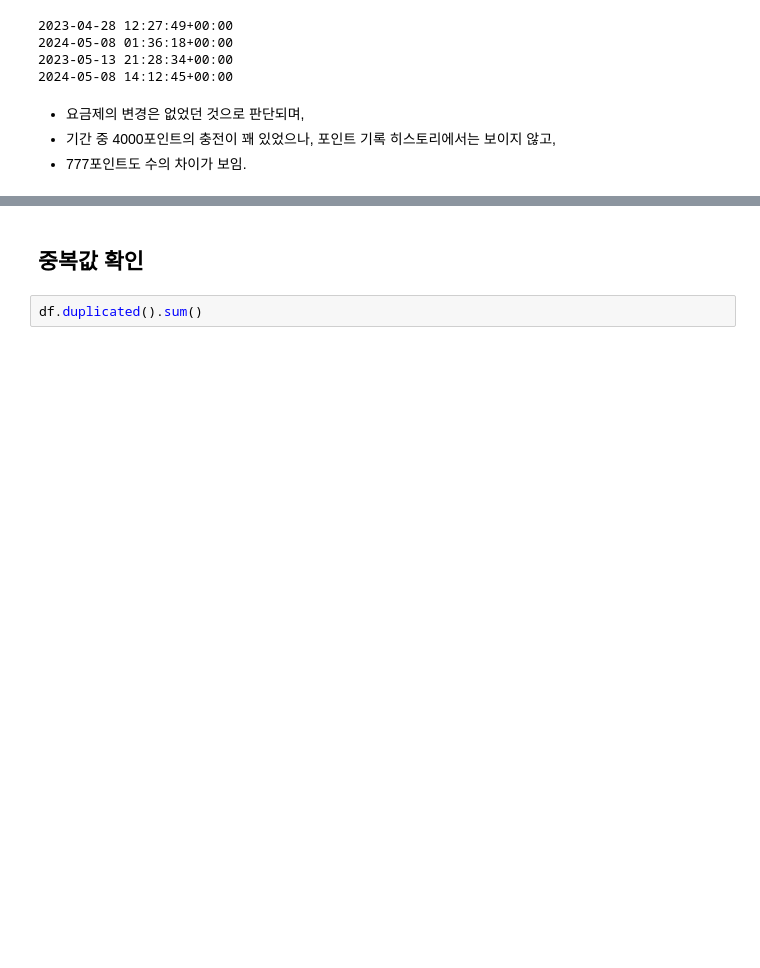
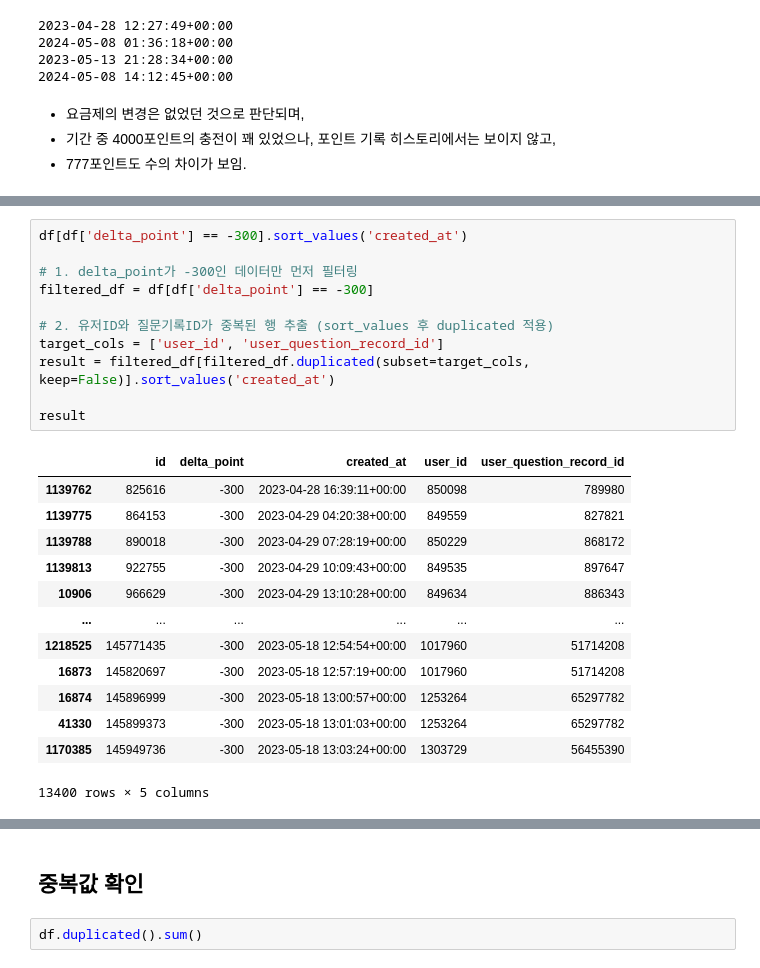
Before and after one commit to zoo-no-s/sns_service_analysis, a Jupyter notebook: src/preprocess/accounts_pointhistory.ipynb, the cells around one changed output, grey strips where cells are left out. Drawn from its saved outputs; the diff is of its cells as text; blank space fills up the shorter version.

```diff
--- a/src/preprocess/accounts_pointhistory.ipynb
+++ b/src/preprocess/accounts_pointhistory.ipynb
@@ -186,0 +316,25 @@ print(temp_df['created_at'].max())
+# %%
+df[df['delta_point'] == -300].sort_values('created_at')
+
+# 1. delta_point가 -300인 데이터만 먼저 필터링
+filtered_df = df[df['delta_point'] == -300]
+
+# 2. 유저ID와 질문기록ID가 중복된 행 추출 (sort_values 후 duplicated 적용)
+target_cols = ['user_id', 'user_question_record_id']
+result = filtered_df[filtered_df.duplicated(subset=target_cols, keep=False)].sort_values('created_at')
+
+result
+# %% [output]
+|  | id | delta_point | created_at | user_id | user_question_record_id |
+| 1139762 | 825616 | -300 | 2023-04-28 16:39:11+00:00 | 850098 | 789980 |
+| 1139775 | 864153 | -300 | 2023-04-29 04:20:38+00:00 | 849559 | 827821 |
+| 1139788 | 890018 | -300 | 2023-04-29 07:28:19+00:00 | 850229 | 868172 |
+| 1139813 | 922755 | -300 | 2023-04-29 10:09:43+00:00 | 849535 | 897647 |
+| 10906 | 966629 | -300 | 2023-04-29 13:10:28+00:00 | 849634 | 886343 |
+| ... | ... | ... | ... | ... | ... |
+| 1218525 | 145771435 | -300 | 2023-05-18 12:54:54+00:00 | 1017960 | 51714208 |
+| 16873 | 145820697 | -300 | 2023-05-18 12:57:19+00:00 | 1017960 | 51714208 |
+| 16874 | 145896999 | -300 | 2023-05-18 13:00:57+00:00 | 1253264 | 65297782 |
+| 41330 | 145899373 | -300 | 2023-05-18 13:01:03+00:00 | 1253264 | 65297782 |
+| 1170385 | 145949736 | -300 | 2023-05-18 13:03:24+00:00 | 1303729 | 56455390 |
+13400 rows × 5 columns
```
Also changed, not shown: parts of 16 cells of this notebook.
